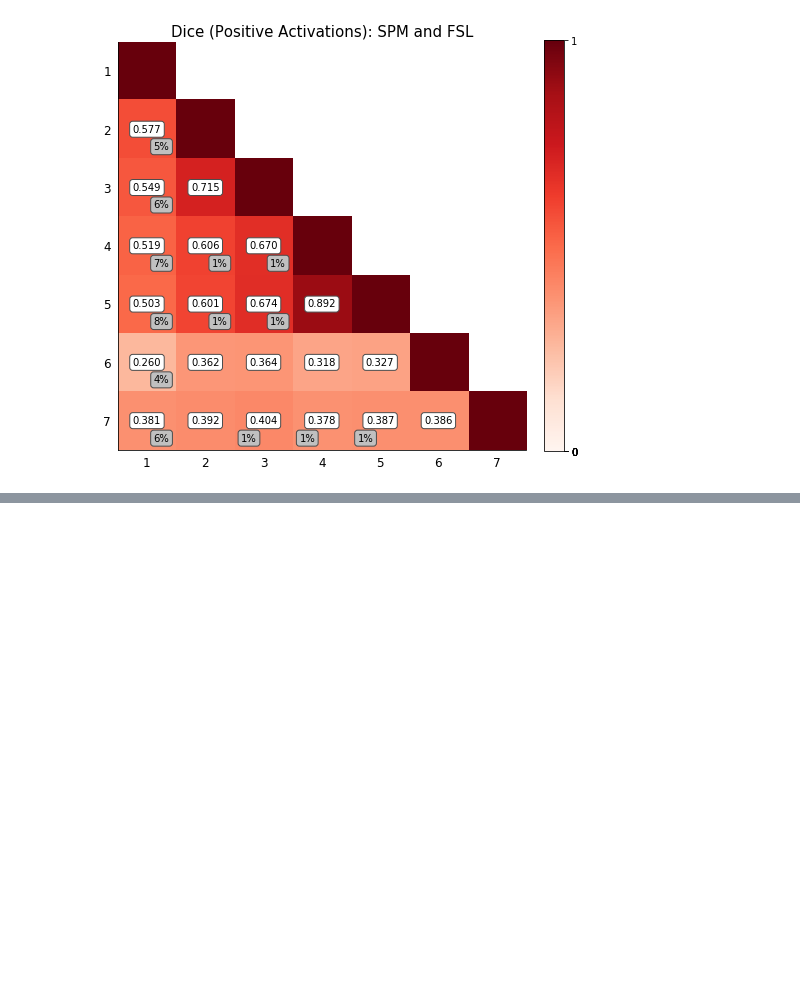
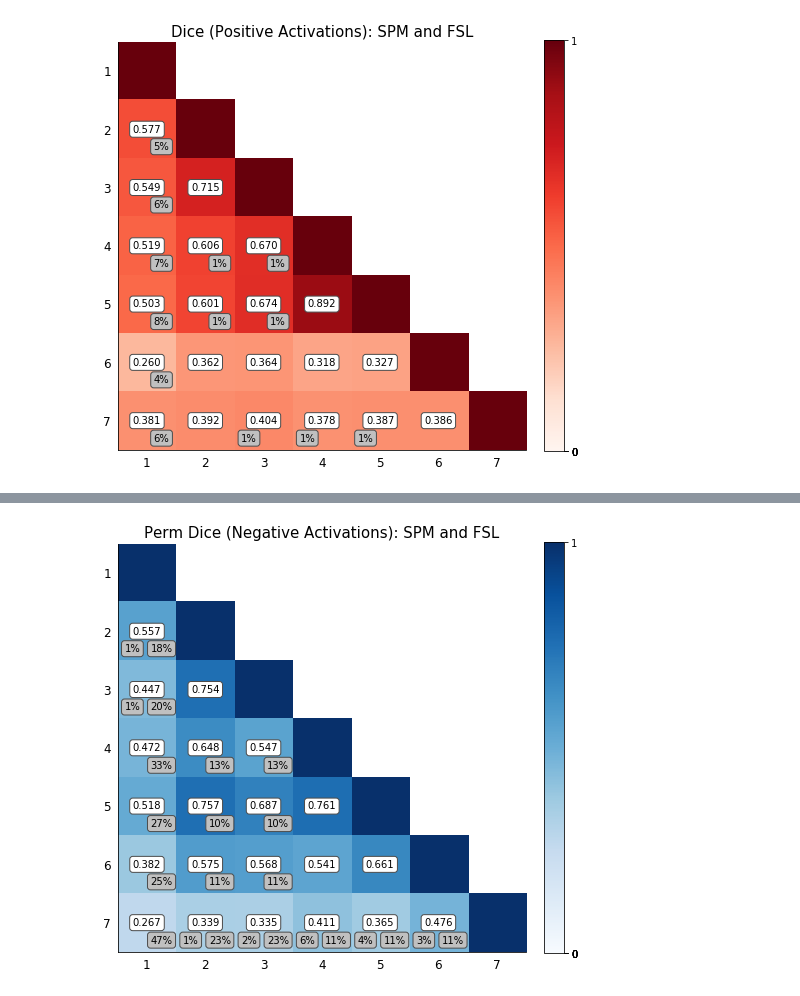
Before and after one commit to NISOx-BDI/SC2, a Jupyter notebook: figures/ds001_notebook.ipynb, the cells around one changed output, grey strips where cells are left out. Cells and saved outputs as stored; diff of their text form; code cells hidden in the pictures; blank space fills up the shorter version.

```diff
--- a/figures/ds001_notebook.ipynb
+++ b/figures/ds001_notebook.ipynb
@@ -651,0 +666,6 @@ new_dice.new_dice(old_afni_exc_set_file_neg, afni_exc_set_file_neg, fsl_afni_sub
+# %%
+new_dice.new_dice(old_spm_perm_neg_exc, spm_perm_neg_exc, fsl_spm_subject_level_perm_neg_exc, spm_drift_perm_neg_exc, spm_design_perm_neg_exc, fsl_perm_neg_exc, old_fsl_perm_neg_exc,
+                  old_spm_perm, spm_perm, fsl_spm_subject_level_perm, spm_drift_perm, spm_design_perm, fsl_perm, old_fsl_perm,
+                  Positive=False, Title='Perm Dice (Negative Activations): SPM and FSL')
+# %% [output]
+[figure, added]
```
Also changed, not shown: parts of 7 cells of this notebook, 18 other files.
